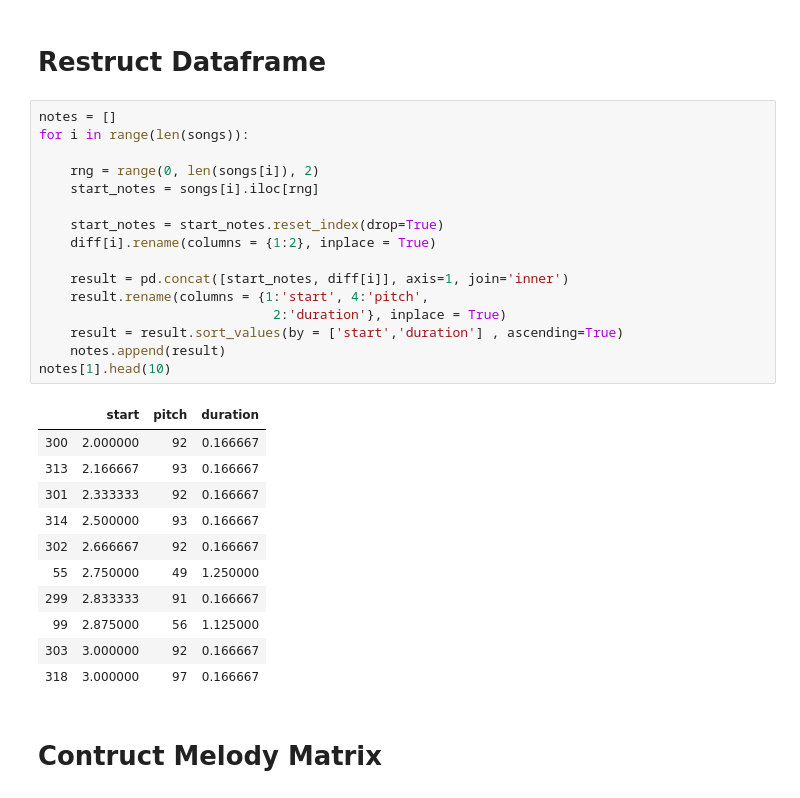
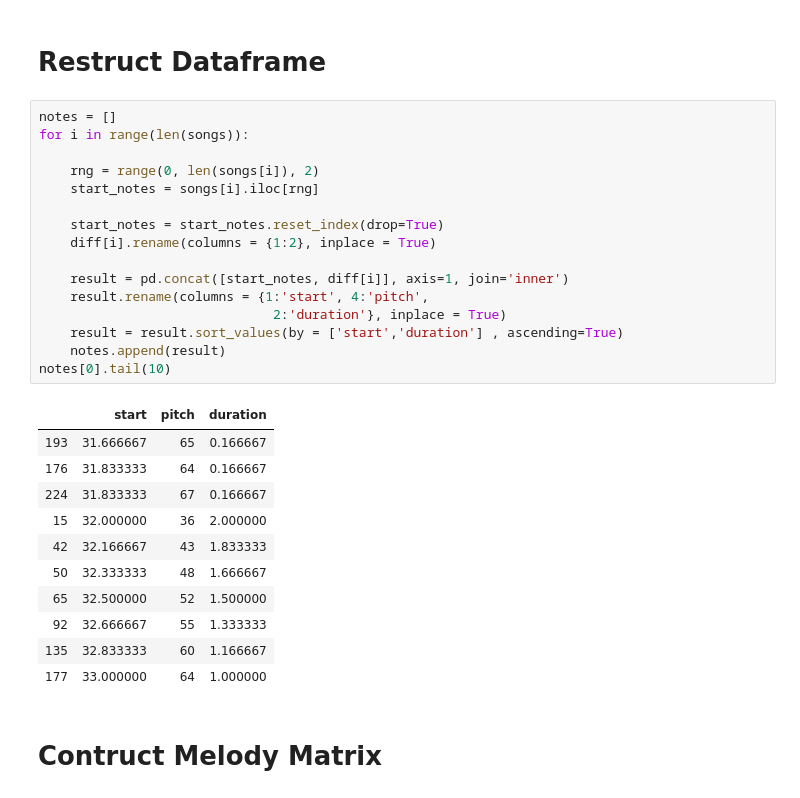
Before and after one commit to vedoly/Music-Generator, a Jupyter notebook: MusicGen.ipynb, the cells around one changed output. Drawn from its saved outputs; the diff is of its cells as text.

```diff
--- a/MusicGen.ipynb
+++ b/MusicGen.ipynb
@@ -89,30 +103,30 @@ pandas.core.frame.DataFrame
 # %%
 notes = []
 for i in range(len(songs)):
 
     rng = range(0, len(songs[i]), 2)
     start_notes = songs[i].iloc[rng]
 
     start_notes = start_notes.reset_index(drop=True)
     diff[i].rename(columns = {1:2}, inplace = True)
 
     result = pd.concat([start_notes, diff[i]], axis=1, join='inner')
     result.rename(columns = {1:'start', 4:'pitch',
                               2:'duration'}, inplace = True)
     result = result.sort_values(by = ['start','duration'] , ascending=True)
     notes.append(result)
-notes[1].head(10)
+notes[0].tail(10)
 # %% [output]
 |  | start | pitch | duration |
-| 300 | 2.000000 | 92 | 0.166667 |
-| 313 | 2.166667 | 93 | 0.166667 |
-| 301 | 2.333333 | 92 | 0.166667 |
-| 314 | 2.500000 | 93 | 0.166667 |
-| 302 | 2.666667 | 92 | 0.166667 |
-| 55 | 2.750000 | 49 | 1.250000 |
-| 299 | 2.833333 | 91 | 0.166667 |
-| 99 | 2.875000 | 56 | 1.125000 |
-| 303 | 3.000000 | 92 | 0.166667 |
-| 318 | 3.000000 | 97 | 0.166667 |
+| 193 | 31.666667 | 65 | 0.166667 |
+| 176 | 31.833333 | 64 | 0.166667 |
+| 224 | 31.833333 | 67 | 0.166667 |
+| 15 | 32.000000 | 36 | 2.000000 |
+| 42 | 32.166667 | 43 | 1.833333 |
+| 50 | 32.333333 | 48 | 1.666667 |
+| 65 | 32.500000 | 52 | 1.500000 |
+| 92 | 32.666667 | 55 | 1.333333 |
+| 135 | 32.833333 | 60 | 1.166667 |
+| 177 | 33.000000 | 64 | 1.000000 |
 # %% [markdown]
 # Contruct Melody Matrix
```
Also changed, not shown: parts of 5 cells of this notebook.
